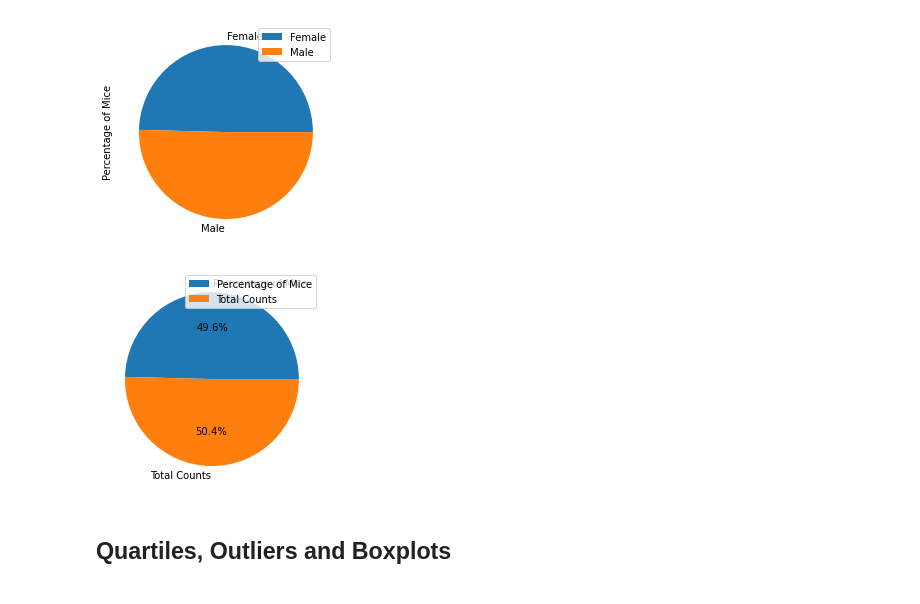
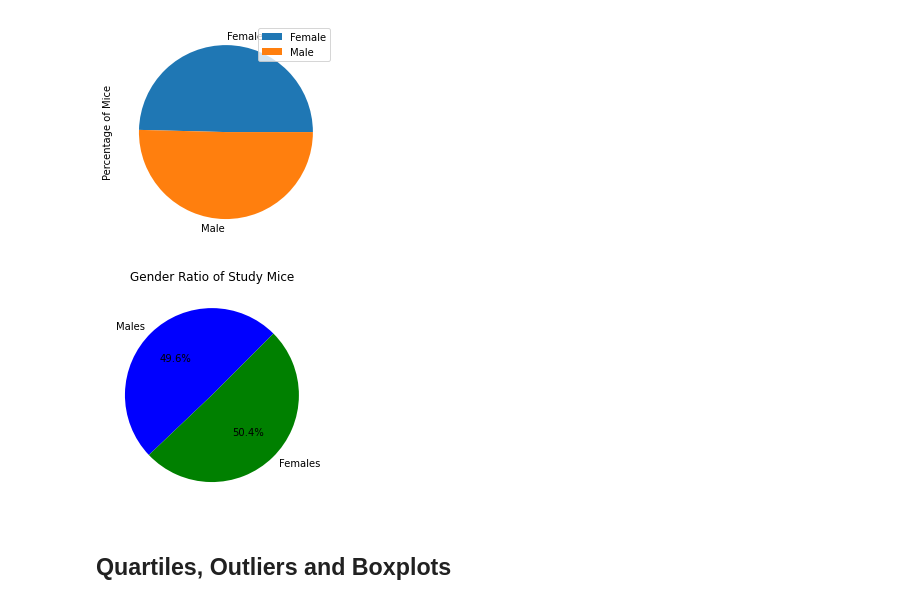
Before and after one commit to MichFig/Matplotlib, a Jupyter notebook: Pymaceuticals/pymaceuticals.ipynb, the cells around one changed output. Cells and saved outputs as stored; diff of their text form; code cells hidden in the pictures.

```diff
--- a/Pymaceuticals/pymaceuticals.ipynb
+++ b/Pymaceuticals/pymaceuticals.ipynb
@@ -183,12 +183,13 @@ plt.show()
 # %%
 # Generate a pie plot showing the distribution of female versus male mice using pyplot
 # Generate a pie plot showing the distribution of female versus male mice using pyplot
-
-plt.pie(genders, labels=genderdf, autopct="%1.1f%%")
-plt.legend()
+labels = ["Males", "Females"]
+colors = ["blue", "green"]
+plt.pie(genders, labels=labels, autopct="%1.1f%%", startangle=45, colors=colors)
+plt.title ("Gender Ratio of Study Mice")
 plt.show()
 # %% [output]
-[figure, old version]
+[figure, new version]
 # %% [markdown]
 ## Quartiles, Outliers and Boxplots
 # %%
```
Also changed, not shown: parts of 4 cells of this notebook.
